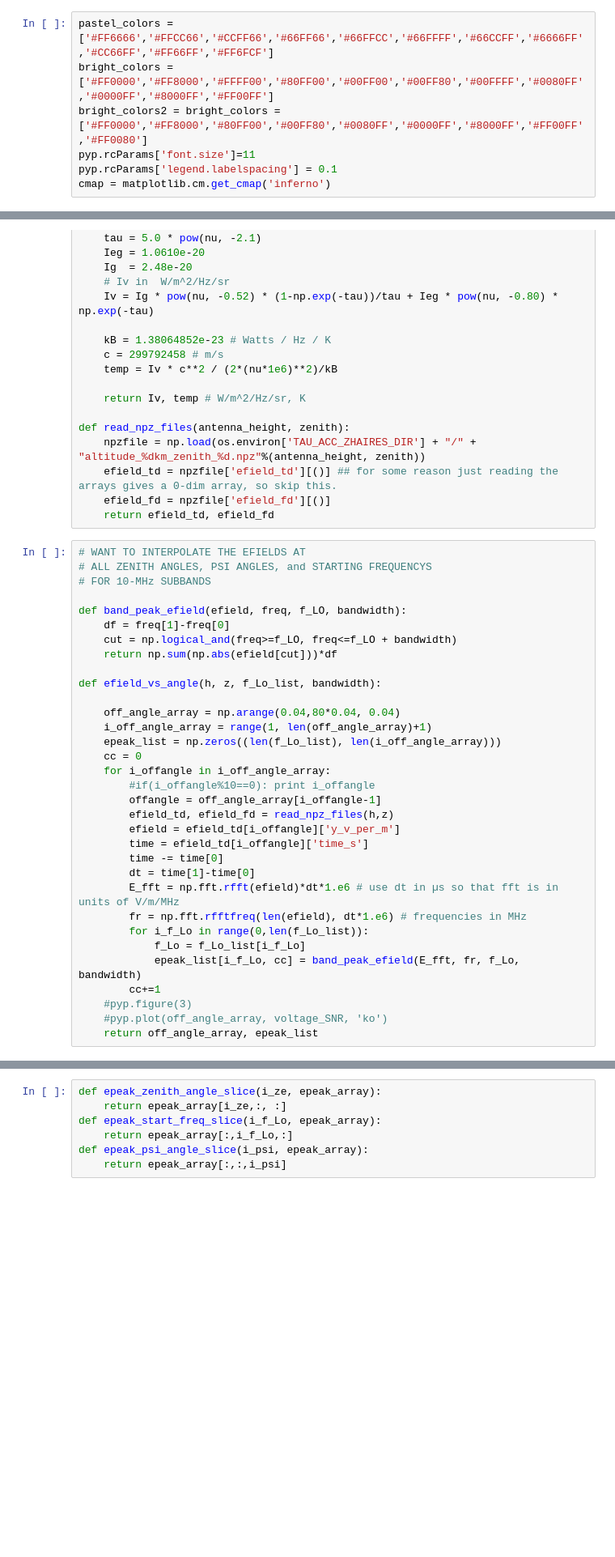
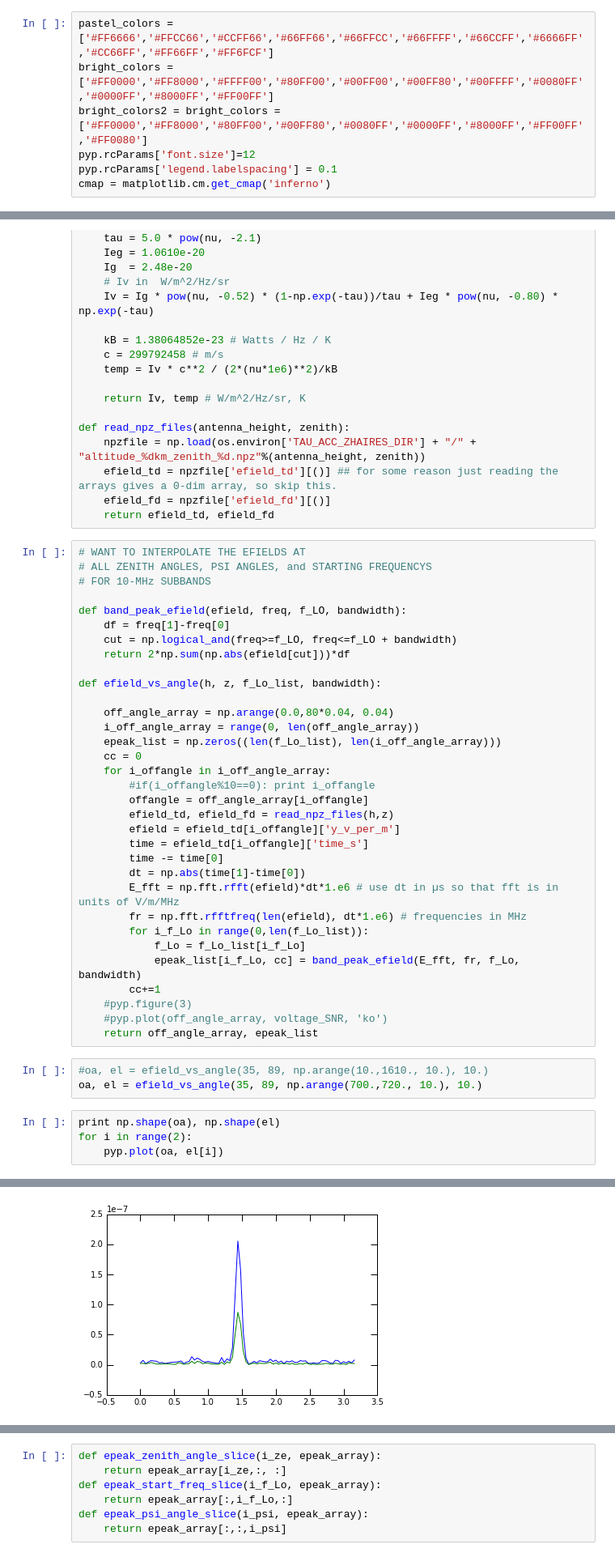
Before and after one commit to swissel/nutau_acceptance, a Jupyter notebook: 03_Detector/2D Interpolated Efields.ipynb, the cells around one changed output, grey strips where cells are left out. Shown at 81% size. Cells and saved outputs as stored; diff of their text form; blank space fills up the shorter version.

```diff
--- a/03_Detector/2D Interpolated Efields.ipynb
+++ b/03_Detector/2D Interpolated Efields.ipynb
@@ -22,7 +24,7 @@ print os.environ.get('TAU_ACC_ZHAIRES_DIR')
 pastel_colors = ['#FF6666','#FFCC66','#CCFF66','#66FF66','#66FFCC','#66FFFF','#66CCFF','#6666FF','#CC66FF','#FF66FF','#FF6FCF']
 bright_colors = ['#FF0000','#FF8000','#FFFF00','#80FF00','#00FF00','#00FF80','#00FFFF','#0080FF','#0000FF','#8000FF','#FF00FF']
 bright_colors2 = bright_colors = ['#FF0000','#FF8000','#80FF00','#00FF80','#0080FF','#0000FF','#8000FF','#FF00FF','#FF0080']
-pyp.rcParams['font.size']=11
+pyp.rcParams['font.size']=12
 pyp.rcParams['legend.labelspacing'] = 0.1
 cmap = matplotlib.cm.get_cmap('inferno')
 # %%
@@ -56,22 +58,22 @@ def read_npz_files(antenna_height, zenith):
 def band_peak_efield(efield, freq, f_LO, bandwidth):
     df = freq[1]-freq[0]
     cut = np.logical_and(freq>=f_LO, freq<=f_LO + bandwidth)
-    return np.sum(np.abs(efield[cut]))*df
+    return 2*np.sum(np.abs(efield[cut]))*df
 
 def efield_vs_angle(h, z, f_Lo_list, bandwidth):
 
-    off_angle_array = np.arange(0.04,80*0.04, 0.04)
-    i_off_angle_array = range(1, len(off_angle_array)+1)
+    off_angle_array = np.arange(0.0,80*0.04, 0.04)
+    i_off_angle_array = range(0, len(off_angle_array))
     epeak_list = np.zeros((len(f_Lo_list), len(i_off_angle_array)))
     cc = 0
     for i_offangle in i_off_angle_array:
         #if(i_offangle%10==0): print i_offangle
-        offangle = off_angle_array[i_offangle-1]
+        offangle = off_angle_array[i_offangle]
         efield_td, efield_fd = read_npz_files(h,z)
         efield = efield_td[i_offangle]['y_v_per_m']
         time = efield_td[i_offangle]['time_s']
         time -= time[0]
-        dt = time[1]-time[0]
+        dt = np.abs(time[1]-time[0])
         E_fft = np.fft.rfft(efield)*dt*1.e6 # use dt in µs so that fft is in units of V/m/MHz
         fr = np.fft.rfftfreq(len(efield), dt*1.e6) # frequencies in MHz
         for i_f_Lo in range(0,len(f_Lo_list)):
@@ -81,3 +83,11 @@ def efield_vs_angle(h, z, f_Lo_list, bandwidth):
     #pyp.figure(3)
     #pyp.plot(off_angle_array, voltage_SNR, 'ko')
     return off_angle_array, epeak_list
+# %%
+#oa, el = efield_vs_angle(35, 89, np.arange(10.,1610., 10.), 10.)
+oa, el = efield_vs_angle(35, 89, np.arange(700.,720., 10.), 10.)
+# %%
+print np.shape(oa), np.shape(el)
+for i in range(2):
+    pyp.plot(oa, el[i])
+# %% [output]
@@ -83,0 +95 @@ def efield_vs_angle(h, z, f_Lo_list, bandwidth):
+[figure, added]
```
Also changed, not shown: parts of 29 cells of this notebook, 5 other files.
